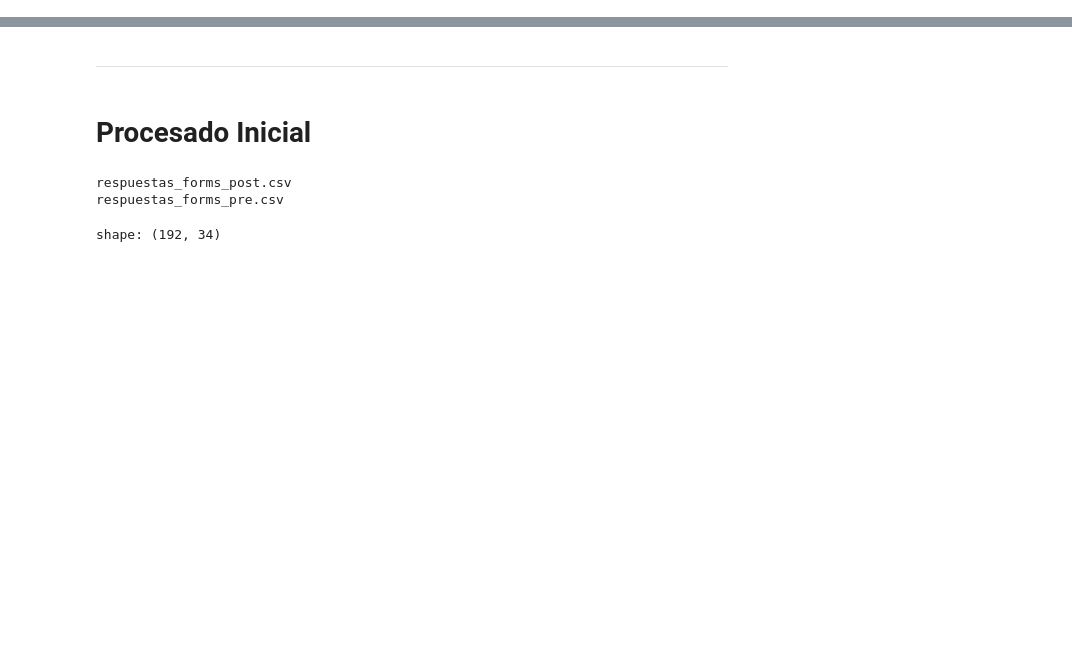
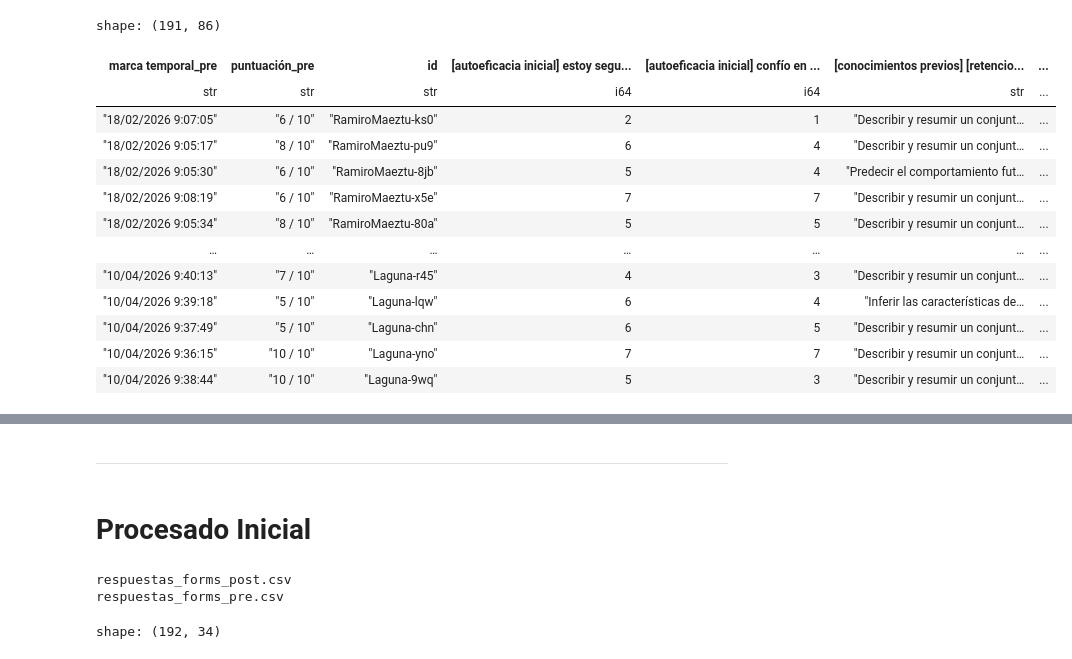
Before and after one commit to IBiDat/va-educational-impact, a Jupyter notebook: src/notebooks/forms/forms_data_analysis.ipynb, the cells around one changed output, grey strips where cells are left out. Saved outputs shown, nothing was run; the diff lists cells and outputs as text; code cells hidden in the pictures; blank space fills up the shorter version.

```diff
--- a/src/notebooks/forms/forms_data_analysis.ipynb
+++ b/src/notebooks/forms/forms_data_analysis.ipynb
@@ -21,3 +21,20 @@ raw_data_filenames = [f for f in os.listdir(raw_data_dir) if 'forms' in f]
 # %%
 processed_forms_path = os.path.join(processed_data_dir, 'processed_pre_post_forms.parquet')
 processed_forms_data = pl.read_parquet(processed_forms_path)
+# %%
+processed_forms_data
+# %% [output]
+shape: (191, 86)
+| marca temporal_pre | puntuación_pre | id | [autoeficacia inicial] estoy segu... | [autoeficacia inicial] confío en ... | [conocimientos previos] [retencio... | ... |
+| str | str | str | i64 | i64 | str | ... |
+| "18/02/2026 9:07:05" | "6 / 10" | "RamiroMaeztu-ks0" | 2 | 1 | "Describir y resumir un conjunt… | ... |
+| "18/02/2026 9:05:17" | "8 / 10" | "RamiroMaeztu-pu9" | 6 | 4 | "Describir y resumir un conjunt… | ... |
+| "18/02/2026 9:05:30" | "6 / 10" | "RamiroMaeztu-8jb" | 5 | 4 | "Predecir el comportamiento fut… | ... |
+| "18/02/2026 9:08:19" | "6 / 10" | "RamiroMaeztu-x5e" | 7 | 7 | "Describir y resumir un conjunt… | ... |
+| "18/02/2026 9:05:34" | "8 / 10" | "RamiroMaeztu-80a" | 5 | 5 | "Describir y resumir un conjunt… | ... |
+| … | … | … | … | … | … | ... |
+| "10/04/2026 9:40:13" | "7 / 10" | "Laguna-r45" | 4 | 3 | "Describir y resumir un conjunt… | ... |
+| "10/04/2026 9:39:18" | "5 / 10" | "Laguna-lqw" | 6 | 4 | "Inferir las características de… | ... |
+| "10/04/2026 9:37:49" | "5 / 10" | "Laguna-chn" | 6 | 5 | "Describir y resumir un conjunt… | ... |
+| "10/04/2026 9:36:15" | "10 / 10" | "Laguna-yno" | 7 | 7 | "Describir y resumir un conjunt… | ... |
+| "10/04/2026 9:38:44" | "10 / 10" | "Laguna-9wq" | 5 | 3 | "Describir y resumir un conjunt… | ... |
```
Also changed, not shown: parts of 2 cells of this notebook.
